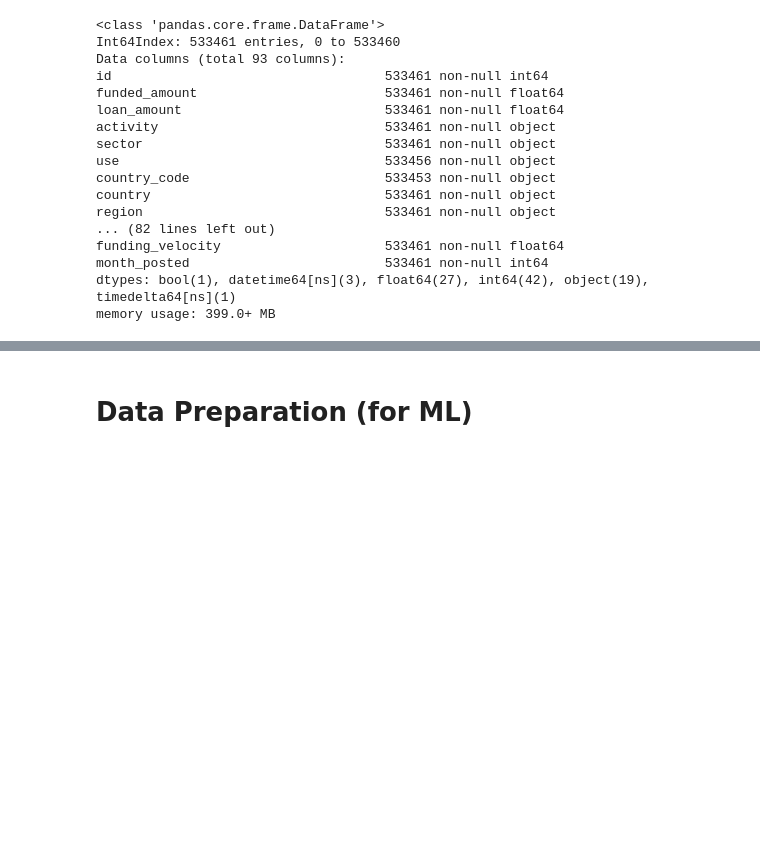
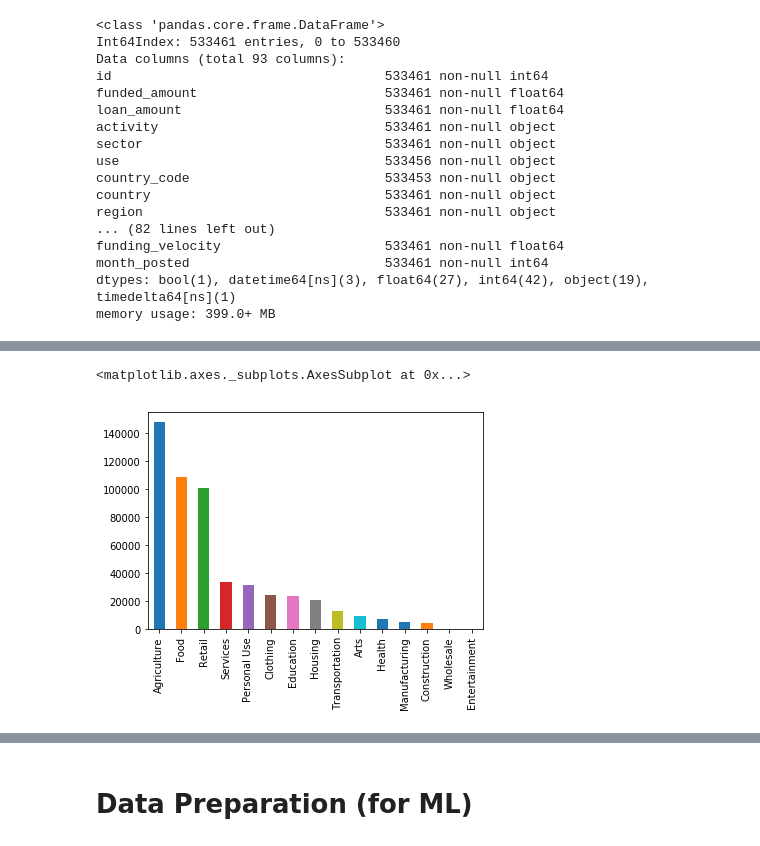
Before and after one commit to JCRaymond/ITCS_4156_FInal, a Jupyter notebook: Final Project.ipynb, the cells around one changed output, grey strips where cells are left out. Saved outputs shown, nothing was run; the diff lists cells and outputs as text; code cells hidden in the pictures; blank space fills up the shorter version.

```diff
--- a/Final Project.ipynb
+++ b/Final Project.ipynb
@@ -2051,0 +2218,5 @@ memory usage: 399.0+ MB
+# %%
+data.sector.value_counts().plot.bar()
+# %% [output]
+<matplotlib.axes._subplots.AxesSubplot at 0x...>
+[figure, added]
```
Also changed, not shown: parts of 128 cells of this notebook.
